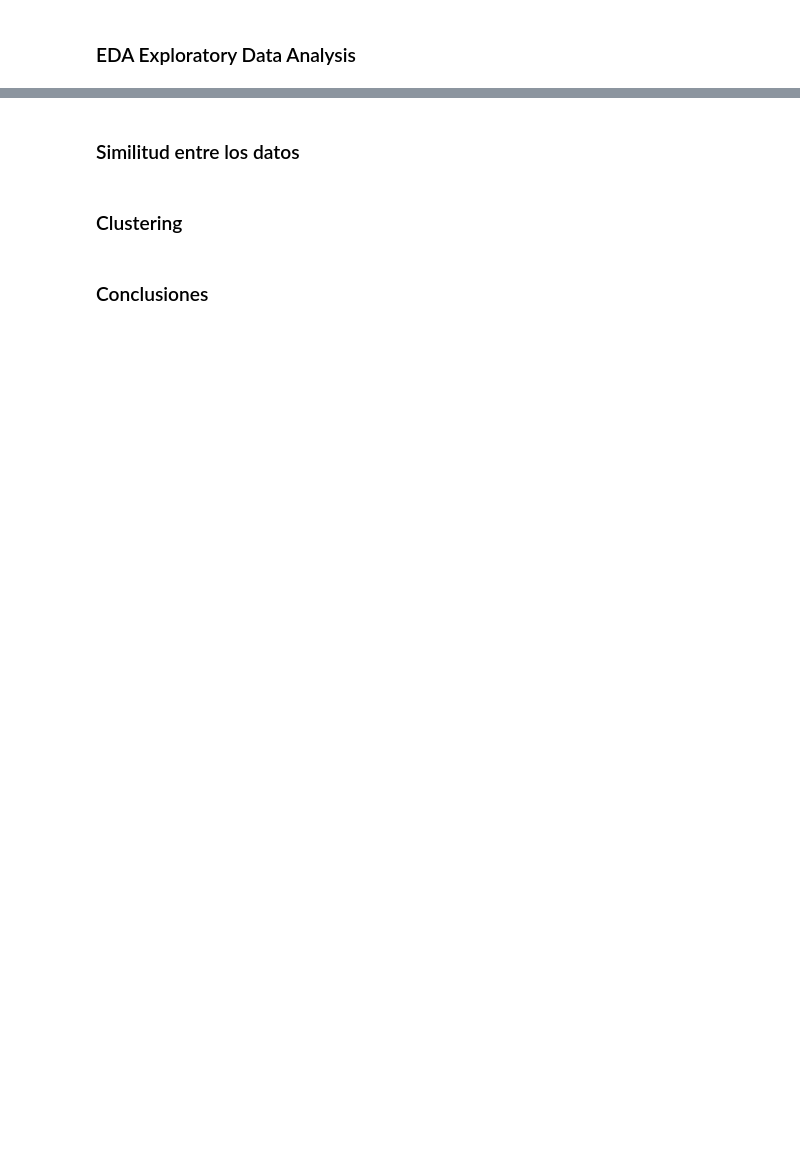
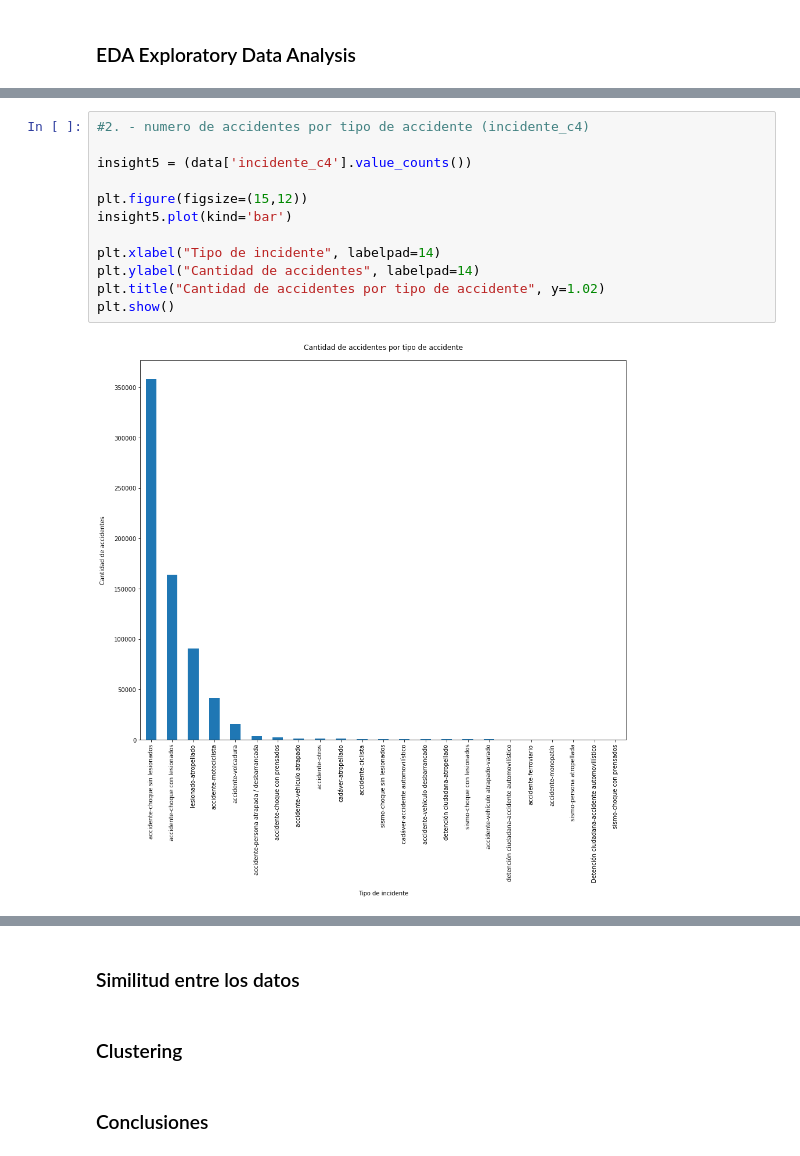
Before and after one commit to Palacios-F/Proyecto_CDIN, a Jupyter notebook: CODE/Proyecto.ipynb, the cells around one changed output, grey strips where cells are left out. Drawn from its saved outputs; the diff is of its cells as text; blank space fills up the shorter version.

```diff
--- a/CODE/Proyecto.ipynb
+++ b/CODE/Proyecto.ipynb
@@ -143,0 +167,14 @@ los datos o inclusive se pueden combinar las tablas, una de las ventajas de los
+# %%
+#2. - numero de accidentes por tipo de accidente (incidente_c4)
+
+insight5 = (data['incidente_c4'].value_counts())
+
+plt.figure(figsize=(15,12))
+insight5.plot(kind='bar')
+
+plt.xlabel("Tipo de incidente", labelpad=14)
+plt.ylabel("Cantidad de accidentes", labelpad=14)
+plt.title("Cantidad de accidentes por tipo de accidente", y=1.02)
+plt.show()
+# %% [output]
+[figure, added]
```
Also changed, not shown: parts of 14 cells of this notebook, 1 other file.
